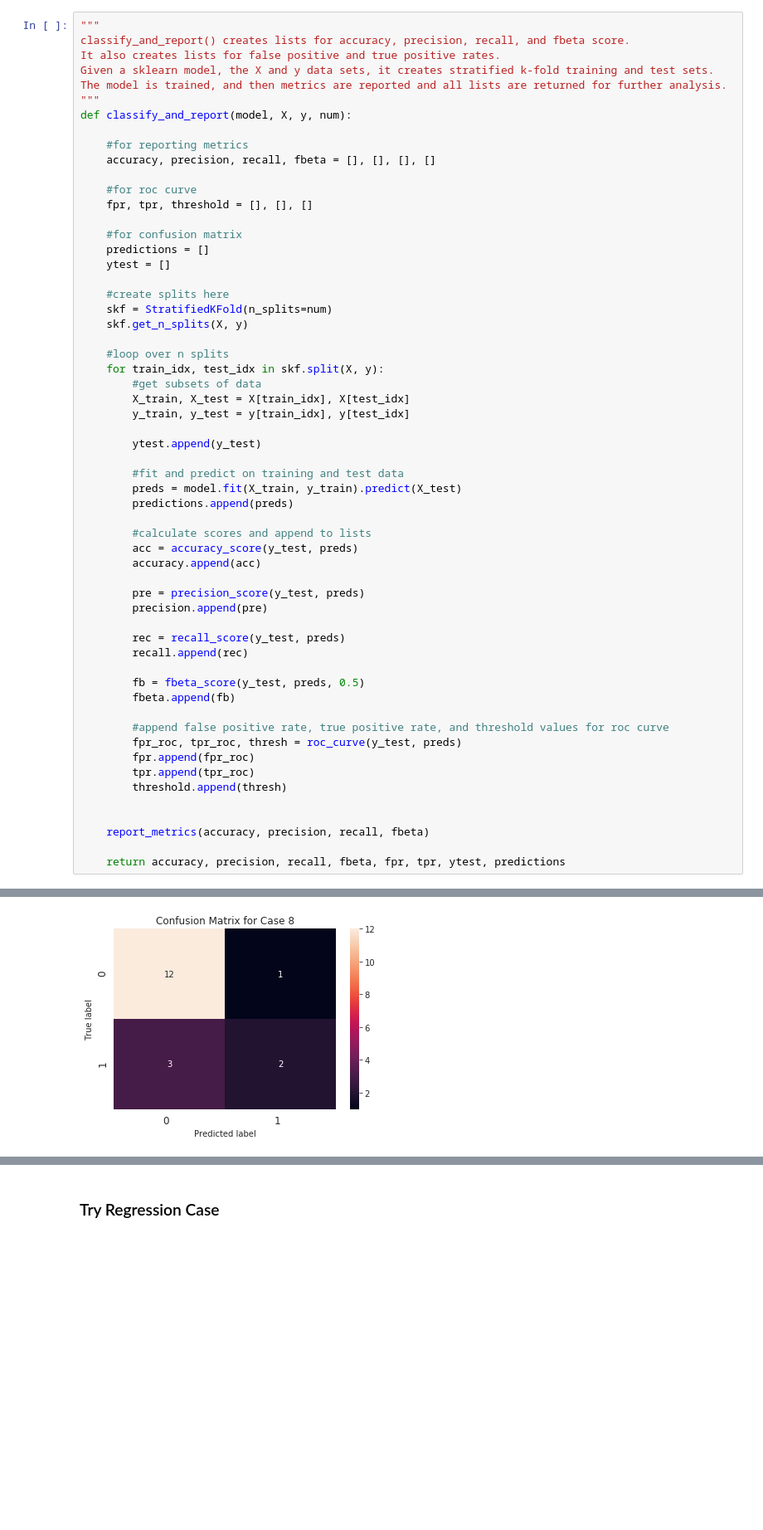
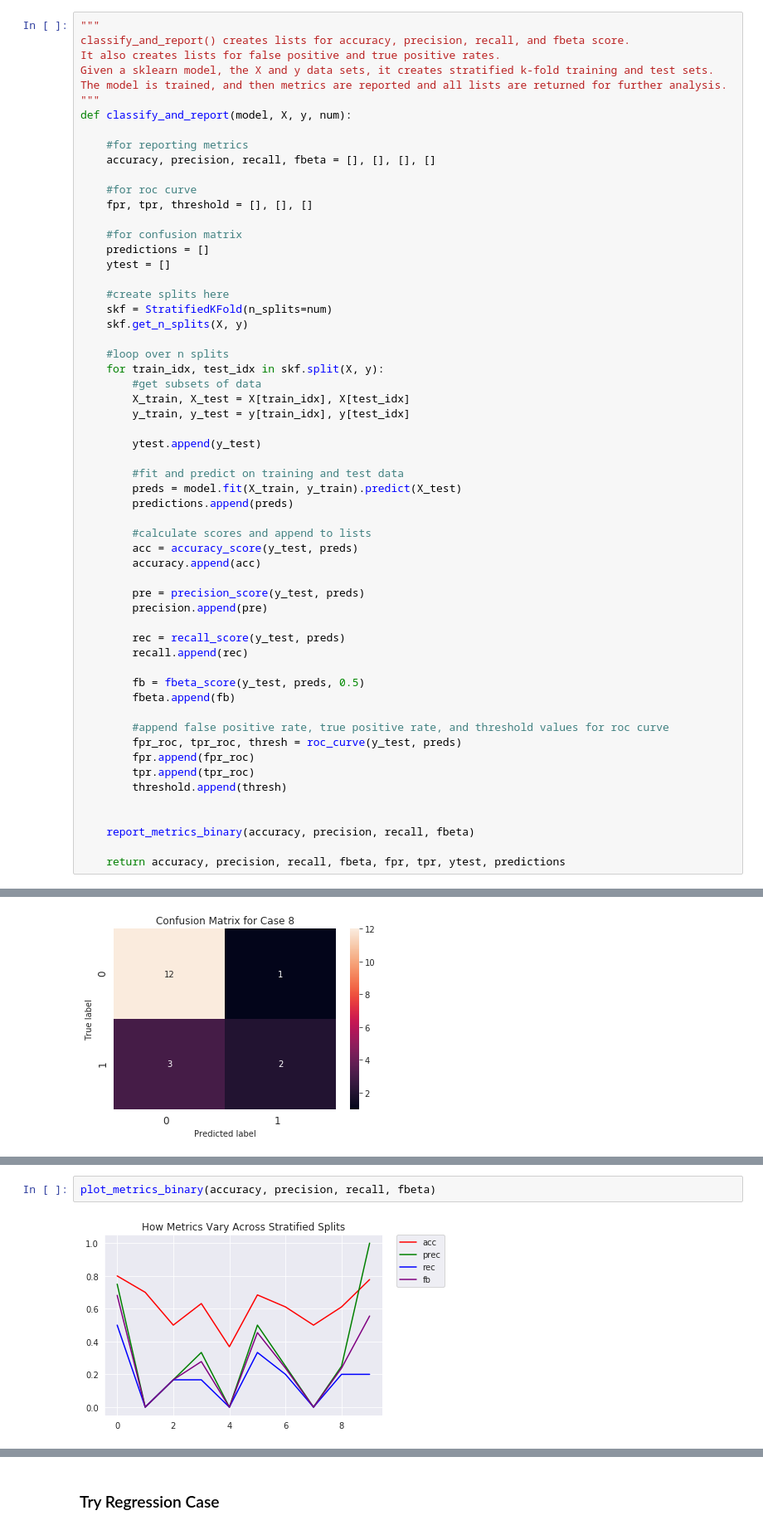
Before and after one commit to Jakidxav/DAIC_WOZ_NLP, a Jupyter notebook: training_scripts/doc2vec_train.ipynb, the cells around one changed output, grey strips where cells are left out. Shown: that part at 83% size. Cells and saved outputs as stored; diff of their text form; blank space fills up the shorter version.

```diff
--- a/training_scripts/doc2vec_train.ipynb
+++ b/training_scripts/doc2vec_train.ipynb
@@ -127,7 +128,7 @@ def classify_and_report(model, X, y, num):
         threshold.append(thresh)
 
 
-    report_metrics(accuracy, precision, recall, fbeta)
+    report_metrics_binary(accuracy, precision, recall, fbeta)
 
     return accuracy, precision, recall, fbeta, fpr, tpr, ytest, predictions
 # %%
@@ -225,0 +275,4 @@ plot_cm(ytest, preds, 8)
+# %%
+plot_metrics_binary(accuracy, precision, recall, fbeta)
+# %% [output]
+[figure, added]
```
Also changed, not shown: parts of 20 cells of this notebook, 1 other file.
